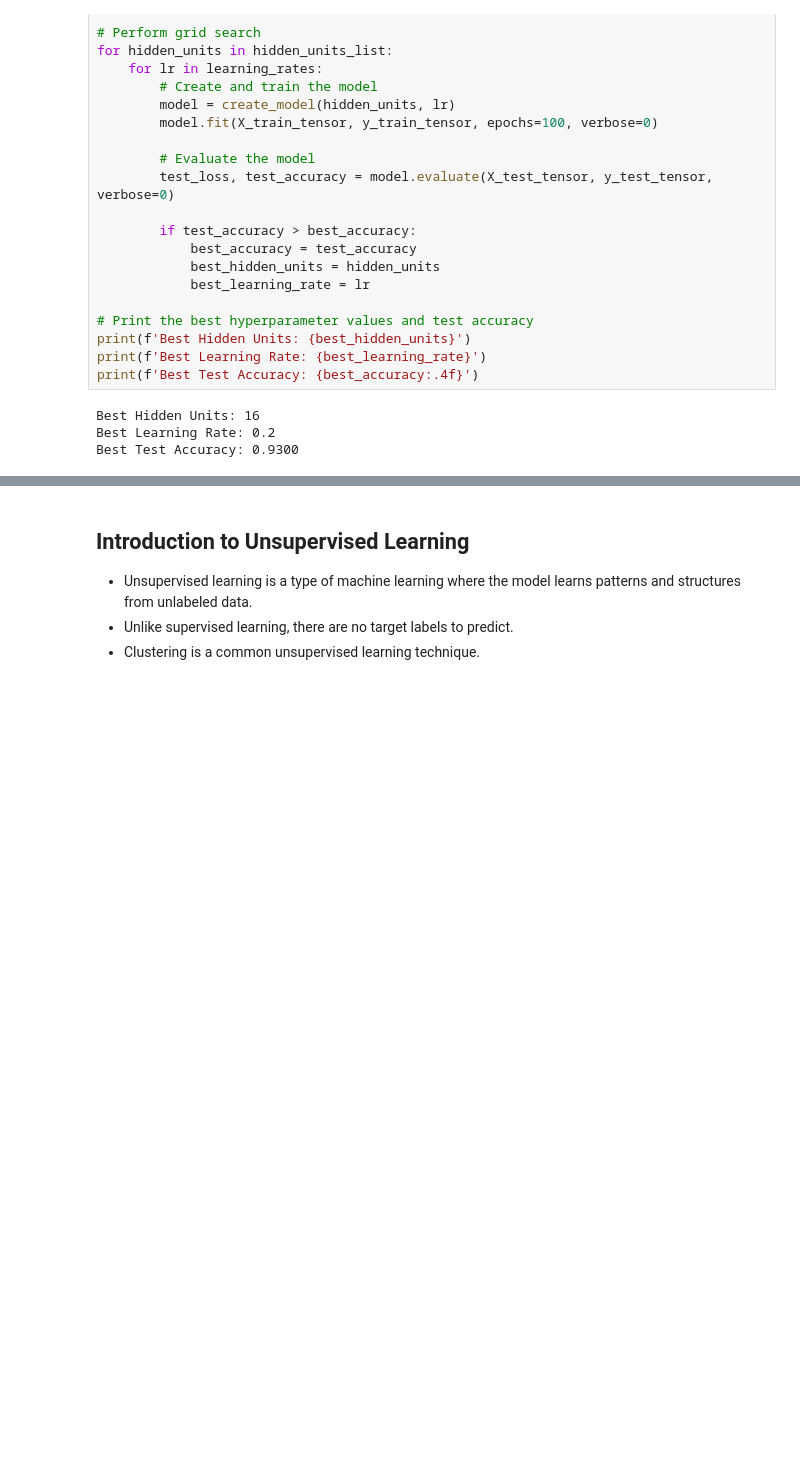
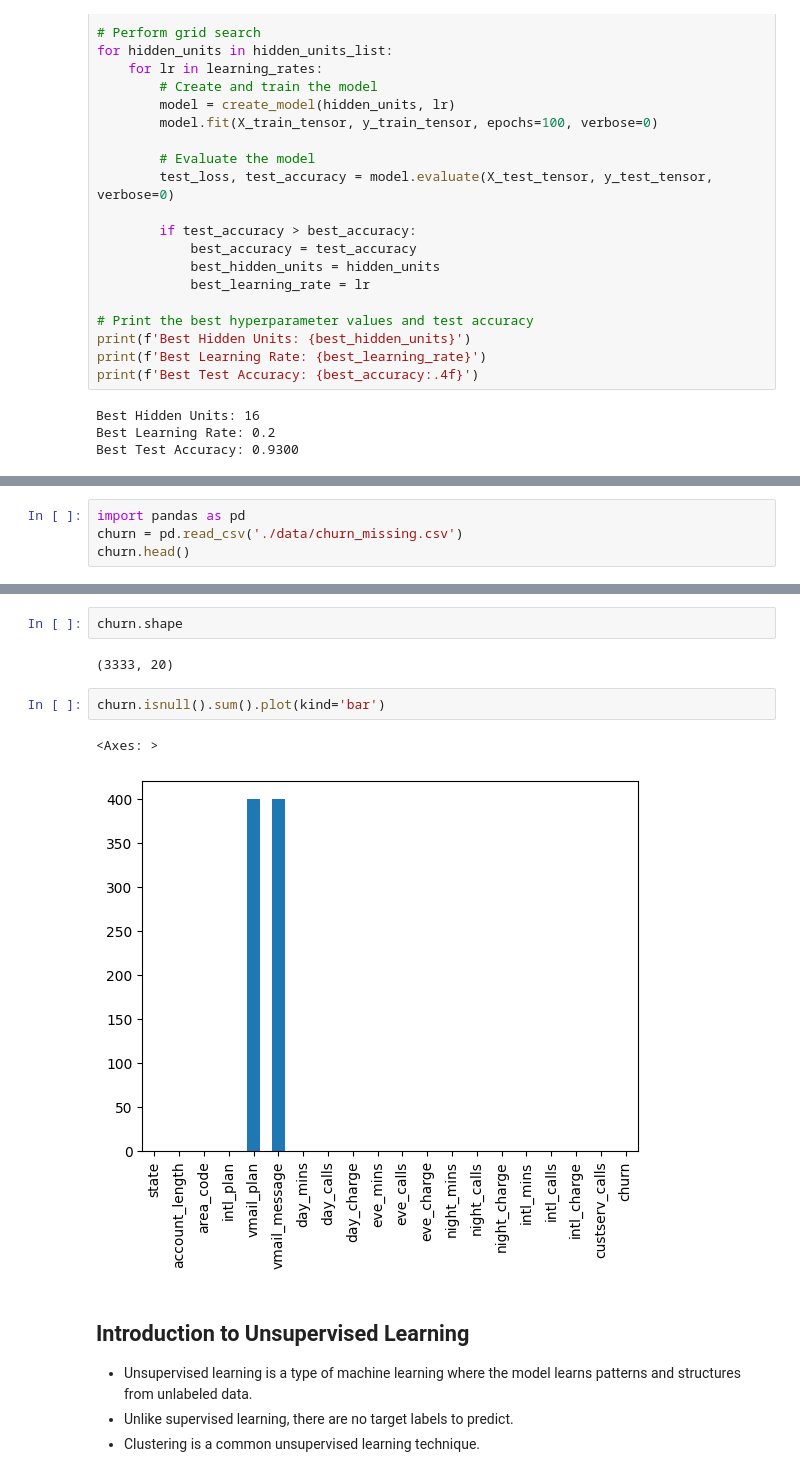
Before and after one commit to MoriZi/Introduction-to-Machine-Learning, a Jupyter notebook: Day 3/RF, NN and KMeans.ipynb, the cells around one changed output, grey strips where cells are left out. Cells and saved outputs as stored; diff of their text form; blank space fills up the shorter version.

```diff
--- a/Day 3/RF, NN and KMeans.ipynb
+++ b/Day 3/RF, NN and KMeans.ipynb
@@ -928,0 +1021,4 @@ Unsupervised Learning: Clustering
+# %%
+import pandas as pd
+churn = pd.read_csv('./data/churn_missing.csv')
+churn.head()
@@ -929,3 +1032,12 @@ Unsupervised Learning: Clustering
+# %%
+churn.shape
+# %% [output]
+(3333, 20)
+# %%
+churn.isnull().sum().plot(kind='bar')
+# %% [output]
+<Axes: >
+[figure, added]
 # %% [markdown]
 ## **Introduction to Unsupervised Learning**
 
```
Also changed, not shown: parts of 12 cells of this notebook.
